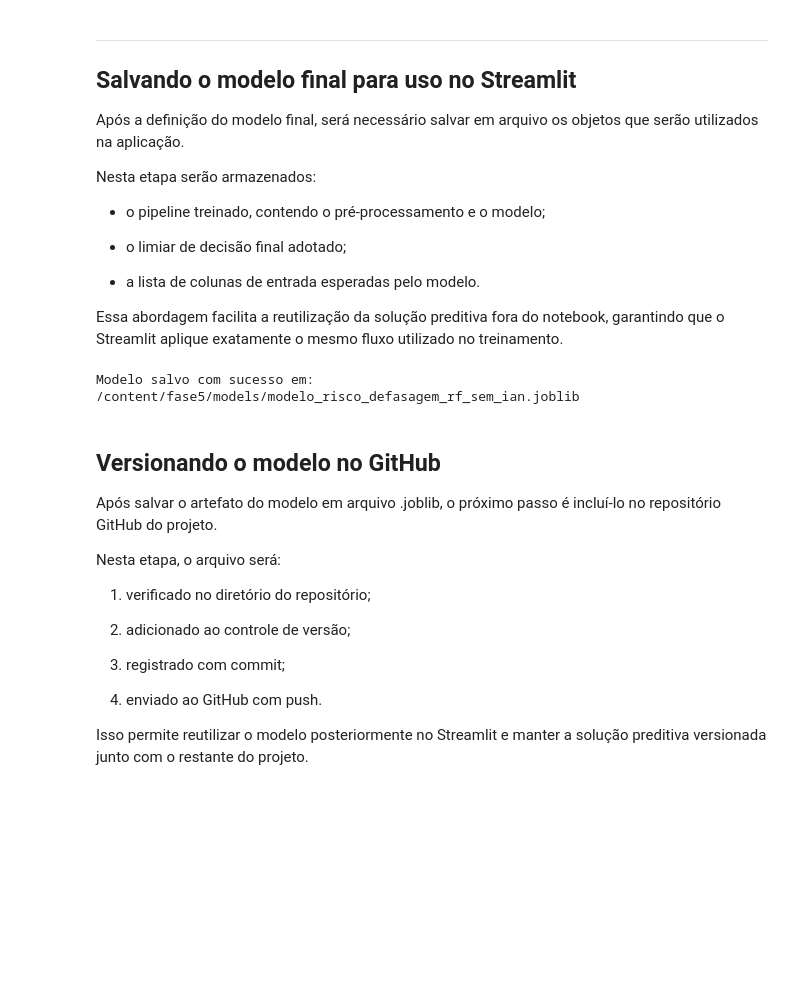
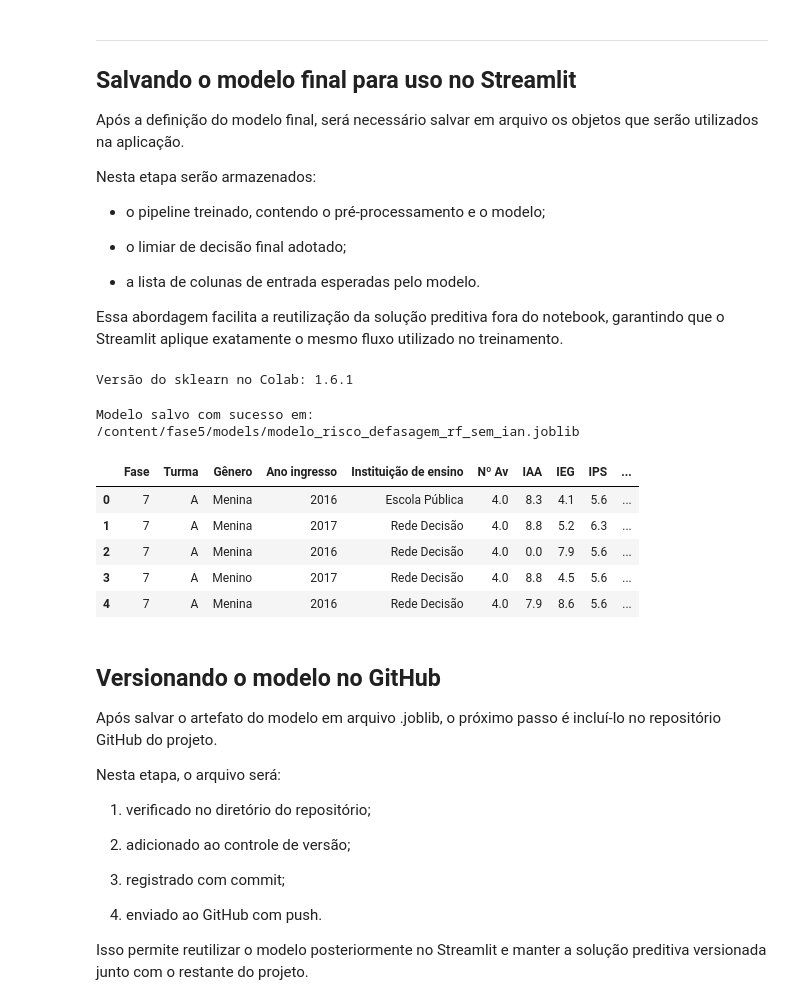
Before and after one commit to tivanello/fase5, a Jupyter notebook: notebooks/fase5_pergunta9_modelo_preditivo_final.ipynb, the cells around one changed output. Drawn from its saved outputs; the diff is of its cells as text; code cells hidden in the pictures; blank space fills up the shorter version.

```diff
--- a/notebooks/fase5_pergunta9_modelo_preditivo_final.ipynb
+++ b/notebooks/fase5_pergunta9_modelo_preditivo_final.ipynb
@@ -1226,6 +1377,14 @@ Nesta etapa serão armazenados:
 * a lista de colunas de entrada esperadas pelo modelo.
 
 Essa abordagem facilita a reutilização da solução preditiva fora do notebook, garantindo que o Streamlit aplique exatamente o mesmo fluxo utilizado no treinamento.
+# %%
+import sklearn
+import joblib
+
+# Verificar a versão (deve ser 1.4+ ou 1.5+)
+print(f"Versão do sklearn no Colab: {sklearn.__version__}")
+# %% [output]
+Versão do sklearn no Colab: 1.6.1
 # %%
 # ============================================================
 # BLOCO 11 — SALVAR MODELO FINAL PARA USO NO STREAMLIT
@@ -1262,6 +1421,15 @@ print(CAMINHO_MODELO)
 # %% [output]
 Modelo salvo com sucesso em:
 /content/fase5/models/modelo_risco_defasagem_rf_sem_ian.joblib
+# %%
+X.head()
+# %% [output]
+|  | Fase | Turma | Gênero | Ano ingresso | Instituição de ensino | Nº Av | IAA | IEG | IPS | ... |
+| 0 | 7 | A | Menina | 2016 | Escola Pública | 4.0 | 8.3 | 4.1 | 5.6 | ... |
+| 1 | 7 | A | Menina | 2017 | Rede Decisão | 4.0 | 8.8 | 5.2 | 6.3 | ... |
+| 2 | 7 | A | Menina | 2016 | Rede Decisão | 4.0 | 0.0 | 7.9 | 5.6 | ... |
+| 3 | 7 | A | Menino | 2017 | Rede Decisão | 4.0 | 8.8 | 4.5 | 5.6 | ... |
+| 4 | 7 | A | Menina | 2016 | Rede Decisão | 4.0 | 7.9 | 8.6 | 5.6 | ... |
 # %% [markdown]
 ## **Versionando o modelo no GitHub**
 
```
Also changed, not shown: parts of 10 cells of this notebook.
